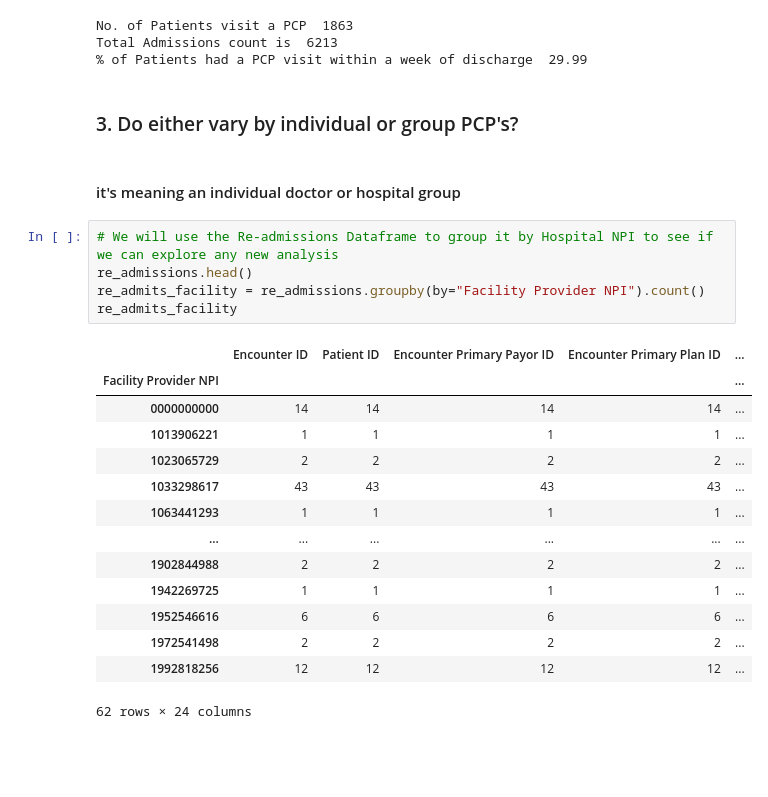
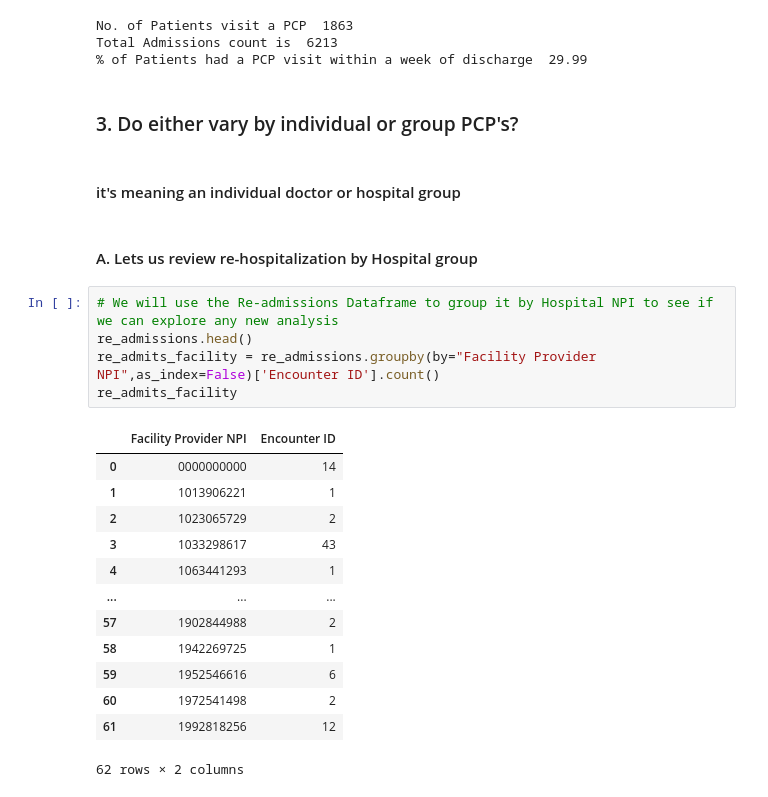
Before and after one commit to jrioross/ursa_health_hospital_readmissions, a Jupyter notebook: notebooks/notebookEDA.ipynb, the cells around one changed output. Cells and saved outputs as stored; diff of their text form; blank space fills up the shorter version.

```diff
--- a/notebooks/notebookEDA.ipynb
+++ b/notebooks/notebookEDA.ipynb
@@ -364,27 +364,28 @@ print('% of Patients had a PCP visit within a week of discharge ', pcp_perc)
 No. of Patients visit a PCP  1863
 Total Admissions count is  6213
 % of Patients had a PCP visit within a week of discharge  29.99
-# %% [markdown]
-### 3. Do either vary by individual or group PCP's?
-# %% [markdown]
-#### it's meaning an individual doctor or hospital group
+# %% [markdown]
+### 3. Do either vary by individual or group PCP's?
+# %% [markdown]
+####  it's meaning an individual doctor or hospital group
+# %% [markdown]
+#### A. Lets us review re-hospitalization by Hospital group
 # %%
 # We will use the Re-admissions Dataframe to group it by Hospital NPI to see if we can explore any new analysis
 re_admissions.head()
-re_admits_facility = re_admissions.groupby(by="Facility Provider NPI").count()
+re_admits_facility = re_admissions.groupby(by="Facility Provider NPI",as_index=False)['Encounter ID'].count()
 re_admits_facility
 # %% [output]
-|  | Encounter ID | Patient ID | Encounter Primary Payor ID | Encounter Primary Plan ID | ... |
-| Facility Provider NPI |  |  |  |  | ... |
-| 0000000000 | 14 | 14 | 14 | 14 | ... |
-| 1013906221 | 1 | 1 | 1 | 1 | ... |
-| 1023065729 | 2 | 2 | 2 | 2 | ... |
-| 1033298617 | 43 | 43 | 43 | 43 | ... |
-| 1063441293 | 1 | 1 | 1 | 1 | ... |
-| ... | ... | ... | ... | ... | ... |
-| 1902844988 | 2 | 2 | 2 | 2 | ... |
-| 1942269725 | 1 | 1 | 1 | 1 | ... |
-| 1952546616 | 6 | 6 | 6 | 6 | ... |
-| 1972541498 | 2 | 2 | 2 | 2 | ... |
-| 1992818256 | 12 | 12 | 12 | 12 | ... |
+|  | Facility Provider NPI | Encounter ID |
+| 0 | 0000000000 | 14 |
+| 1 | 1013906221 | 1 |
+| 2 | 1023065729 | 2 |
+| 3 | 1033298617 | 43 |
+| 4 | 1063441293 | 1 |
+| ... | ... | ... |
+| 57 | 1902844988 | 2 |
+| 58 | 1942269725 | 1 |
+| 59 | 1952546616 | 6 |
+| 60 | 1972541498 | 2 |
+| 61 | 1992818256 | 12 |
-62 rows × 24 columns
+62 rows × 2 columns
```
Also changed, not shown: parts of 20 cells of this notebook.
